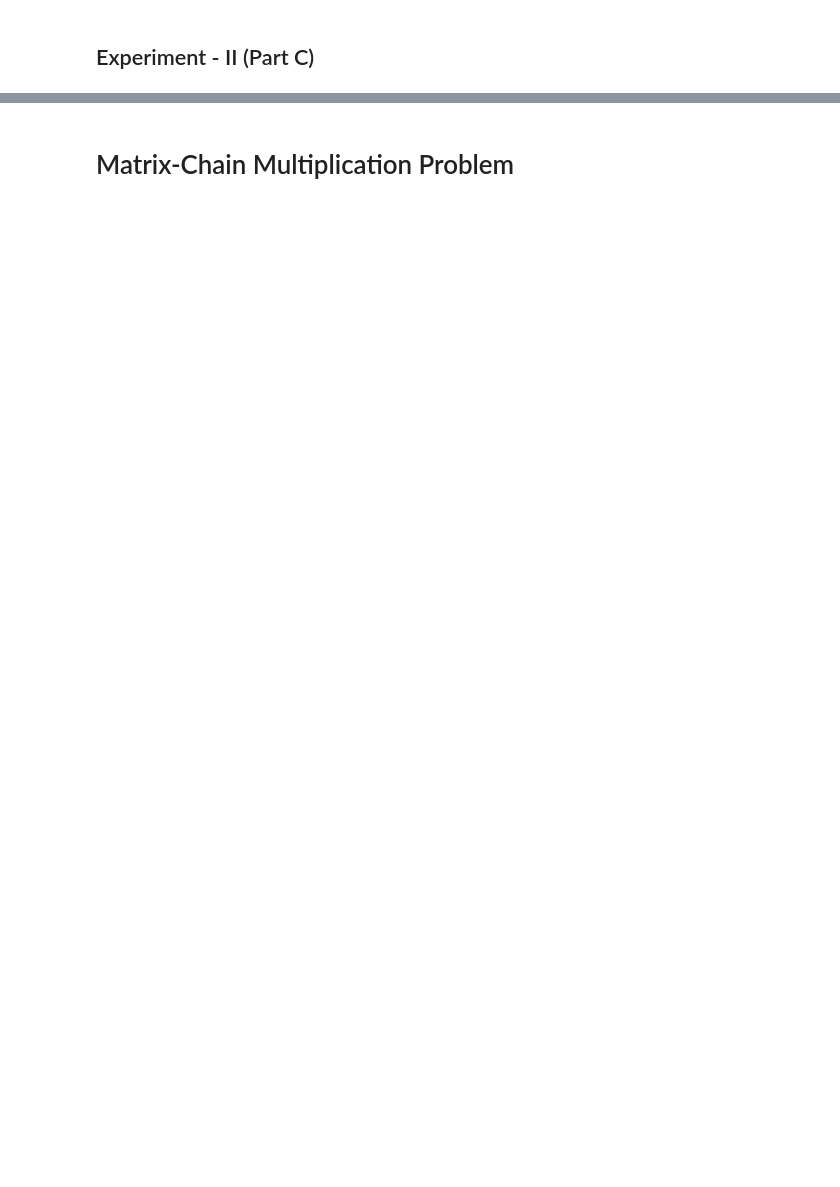
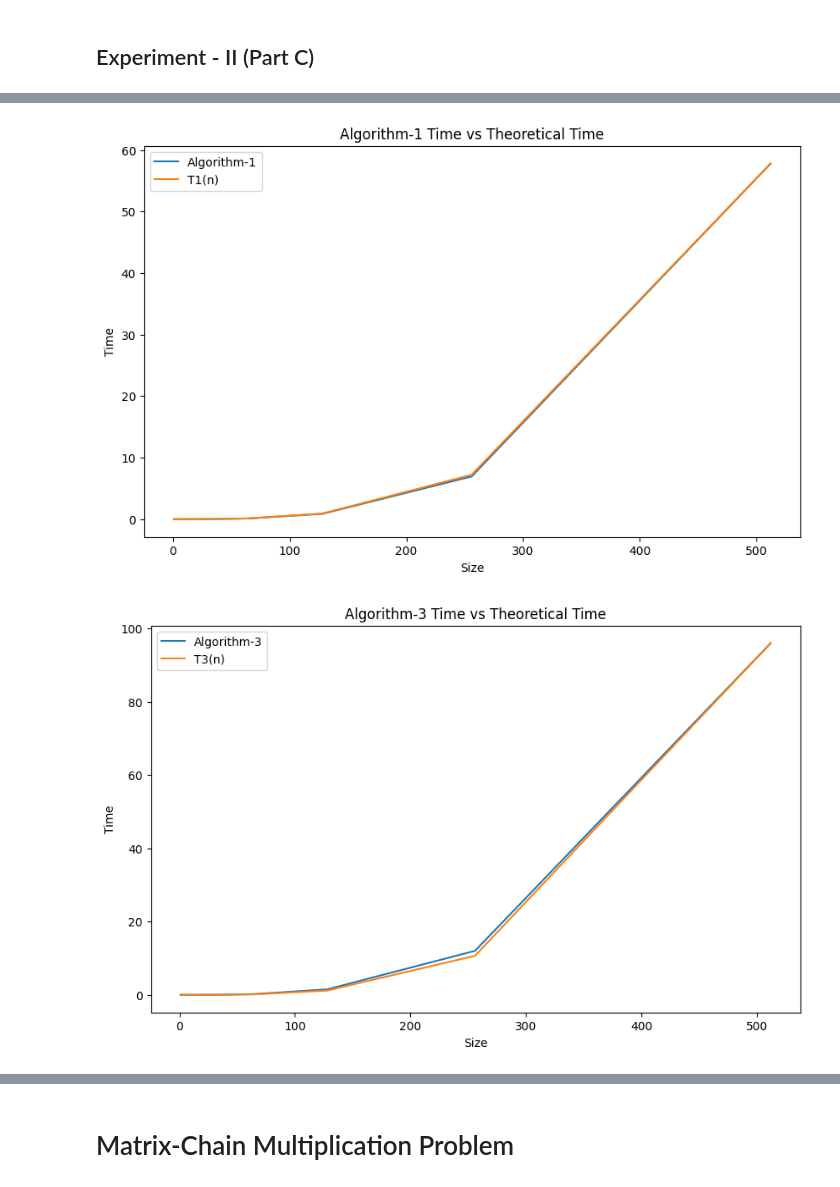
Before and after one commit to owenstrength/COMP-3270, a Jupyter notebook: OwenStrengthAlgorithmsAssignment.ipynb, the cells around one changed output, grey strips where cells are left out. Saved outputs shown, nothing was run; the diff lists cells and outputs as text; code cells hidden in the pictures; blank space fills up the shorter version.

```diff
--- a/OwenStrengthAlgorithmsAssignment.ipynb
+++ b/OwenStrengthAlgorithmsAssignment.ipynb
@@ -511,0 +621,45 @@ plt.show()
+# %%
+import matplotlib.pyplot as plt
+
+# Plot Algorithm-1
+plt.figure(figsize=(10, 6))
+plt.plot(df['Size'], df['Algorithm-1'], label='Algorithm-1')
+plt.plot(df['Size'], df['T1(n)'], label='T1(n)')
+plt.xlabel('Size')
+plt.ylabel('Time')
+plt.title('Algorithm-1 Time vs Theoretical Time')
+plt.legend()
+plt.show()
+
+# Plot Algorithm-3
+plt.figure(figsize=(10, 6))
+plt.plot(df['Size'], df['Algorithm-3'], label='Algorithm-3')
+plt.plot(df['Size'], df['T3(n)'], label='T3(n)')
+plt.xlabel('Size')
+plt.ylabel('Time')
+plt.title('Algorithm-3 Time vs Theoretical Time')
+plt.legend()
+plt.show()
+
+# Plot Algorithm-4
+plt.figure(figsize=(10, 6))
+plt.plot(df['Size'], df['Algorithm-4'], label='Algorithm-4')
+plt.plot(df['Size'], df['T4(n)'], label='T4(n)')
+plt.xlabel('Size')
+plt.ylabel('Time')
+plt.title('Algorithm-4 Time vs Theoretical Time')
+plt.legend()
+plt.show()
+
+# Plot Algorithm-5
+plt.figure(figsize=(10, 6))
+plt.plot(df['Size'], df['Algorithm-5'], label='Algorithm-5')
+plt.plot(df['Size'], df['T5(n)'], label='T5(n)')
+plt.xlabel('Size')
+plt.ylabel('Time')
+plt.title('Algorithm-5 Time vs Theoretical Time')
+plt.legend()
+plt.show()
+# %% [output]
+[figure, added]
+[figure, added]
```
Also changed, not shown: parts of 4 cells of this notebook.
